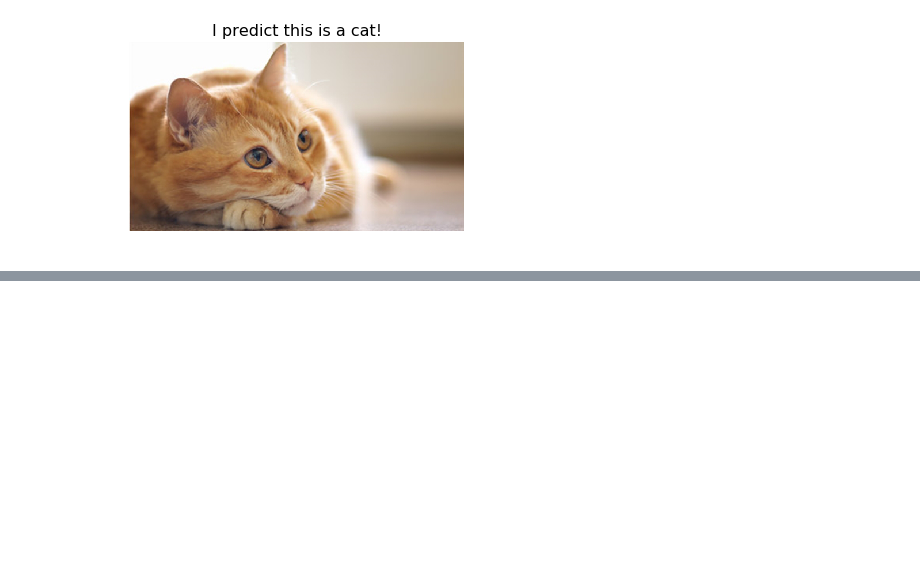
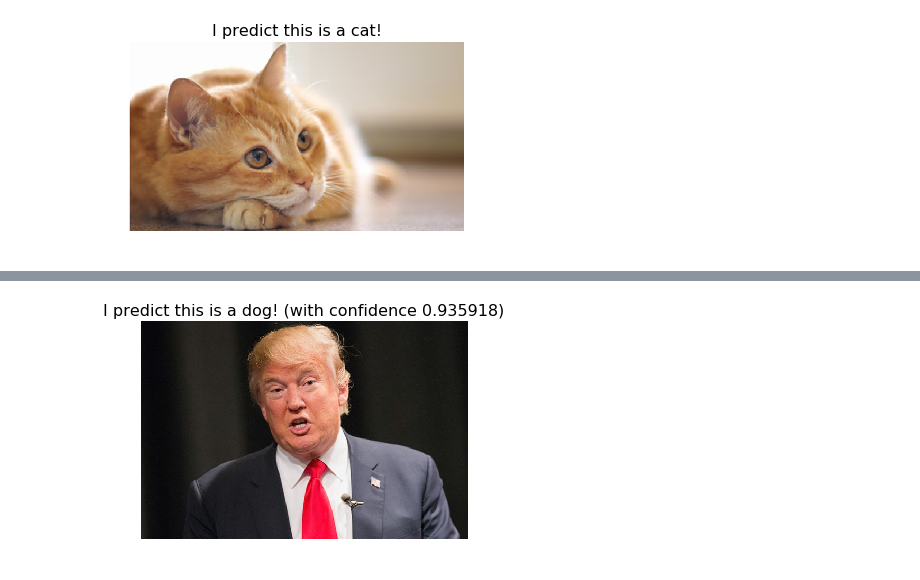
Before and after one commit to stevenstetzler/kahs-nn, a Jupyter notebook: cats_or_dogs/cat_or_dog.ipynb, the cells around one changed output, grey strips where cells are left out. Saved outputs shown, nothing was run; the diff lists cells and outputs as text; code cells hidden in the pictures; blank space fills up the shorter version.

```diff
--- a/cats_or_dogs/cat_or_dog.ipynb
+++ b/cats_or_dogs/cat_or_dog.ipynb
@@ -84,0 +93,4 @@ cat_or_dog_url("https://www.cats.org.uk/uploads/images/featurebox_sidebar_kids/g
+# %%
+cat_or_dog_url("https://www.thewrap.com/wp-content/uploads/2015/11/Donald-Trump.jpg", show_confidence=True)
+# %% [output]
+[figure, added]
```
Also changed, not shown: parts of 2 cells of this notebook, 1 other file.
